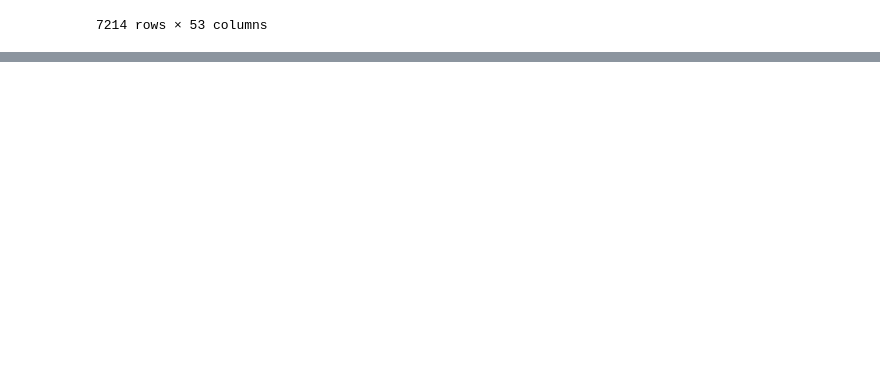
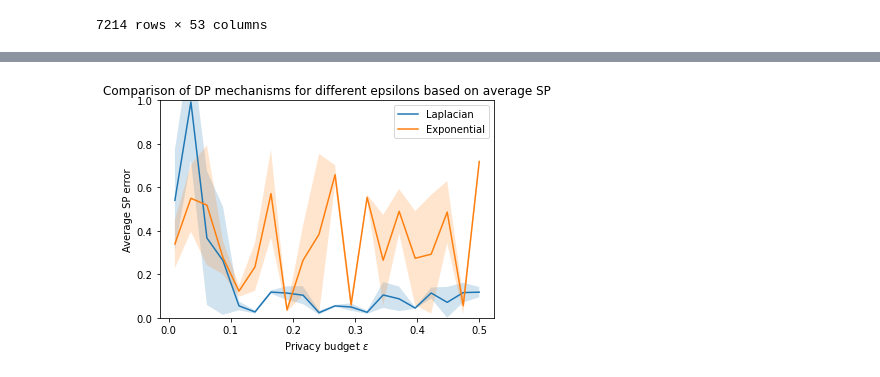
Before and after one commit to uknowwho/pafer, a Jupyter notebook: pafer-compas-other.ipynb, the cells around one changed output, grey strips where cells are left out. Cells and saved outputs as stored; diff of their text form; code cells hidden in the pictures; blank space fills up the shorter version.

```diff
--- a/pafer-compas-other.ipynb
+++ b/pafer-compas-other.ipynb
@@ -173,0 +484,41 @@ plt.show()
+# %%
+epsilons = np.linspace(0.01, 0.5, 40)
+runs = 50
+
+laplace_errs_hist, exp_errs_hist = [], []
+laplace_uncert_hist, exp_uncert_hist = [], []
+for epsilon in tqdm(epsilons):
+    sp_errs = experiment(rules, best_tree, compas_test_cat_X,
+                         compas_test_sex, epsilon=epsilon, runs=runs, mechanisms=["laplacian", "exponential"], histogram=True)
+
+    avg_errs = np.mean(sp_errs, axis=0)
+    std_errs = np.std(sp_errs, ddof=1, axis=0)
+    uncertainty = std_errs / np.sqrt(runs)
+
+    laplace_errs_hist.append(avg_errs[0])
+    exp_errs_hist.append(avg_errs[1])
+    laplace_uncert_hist.append(uncertainty[0])
+    exp_uncert_hist.append(uncertainty[1])
+# %%
+laplace_errs_hist = np.array(laplace_errs_hist)
+exp_errs_hist = np.array(exp_errs_hist)
+laplace_uncert_hist = np.array(laplace_uncert_hist)
+exp_uncert_hist = np.array(exp_uncert_hist)
+
+for arr, name in zip([laplace_errs_hist, exp_errs_hist, laplace_uncert_hist, exp_uncert_hist], ["laplace_errs", "exp_errs", "laplace_uncert", "exp_uncert"]):
+    with open(f"compas-sex-{name}", "wb") as f:
+        np.save(f, arr)
+# %%
+plt.plot(epsilons, laplace_errs_hist, label="Laplacian")
+plt.fill_between(epsilons, laplace_errs_hist + laplace_uncert_hist, laplace_errs_hist - laplace_uncert_hist, alpha=0.2)
+plt.plot(epsilons, exp_errs_hist, label="Exponential")
+plt.fill_between(epsilons, exp_errs_hist + exp_uncert_hist, exp_errs_hist - exp_uncert_hist, alpha=0.2)
+plt.legend()
+plt.title("Comparison of DP mechanisms for different epsilons based on average SP")
+plt.ylabel("Average SP error")
+plt.xlabel("Privacy budget $\epsilon$")
+plt.ylim([0, 1])
+plt.savefig(fname=f"compas-sex-mechcomp-{datetime.now():%Y-%m-%d-%H_%M_%S}-{runs}.png", dpi=800)
+plt.show()
+# %% [output]
+[figure, added]
```
Also changed, not shown: parts of 34 cells of this notebook, 7 other files.
